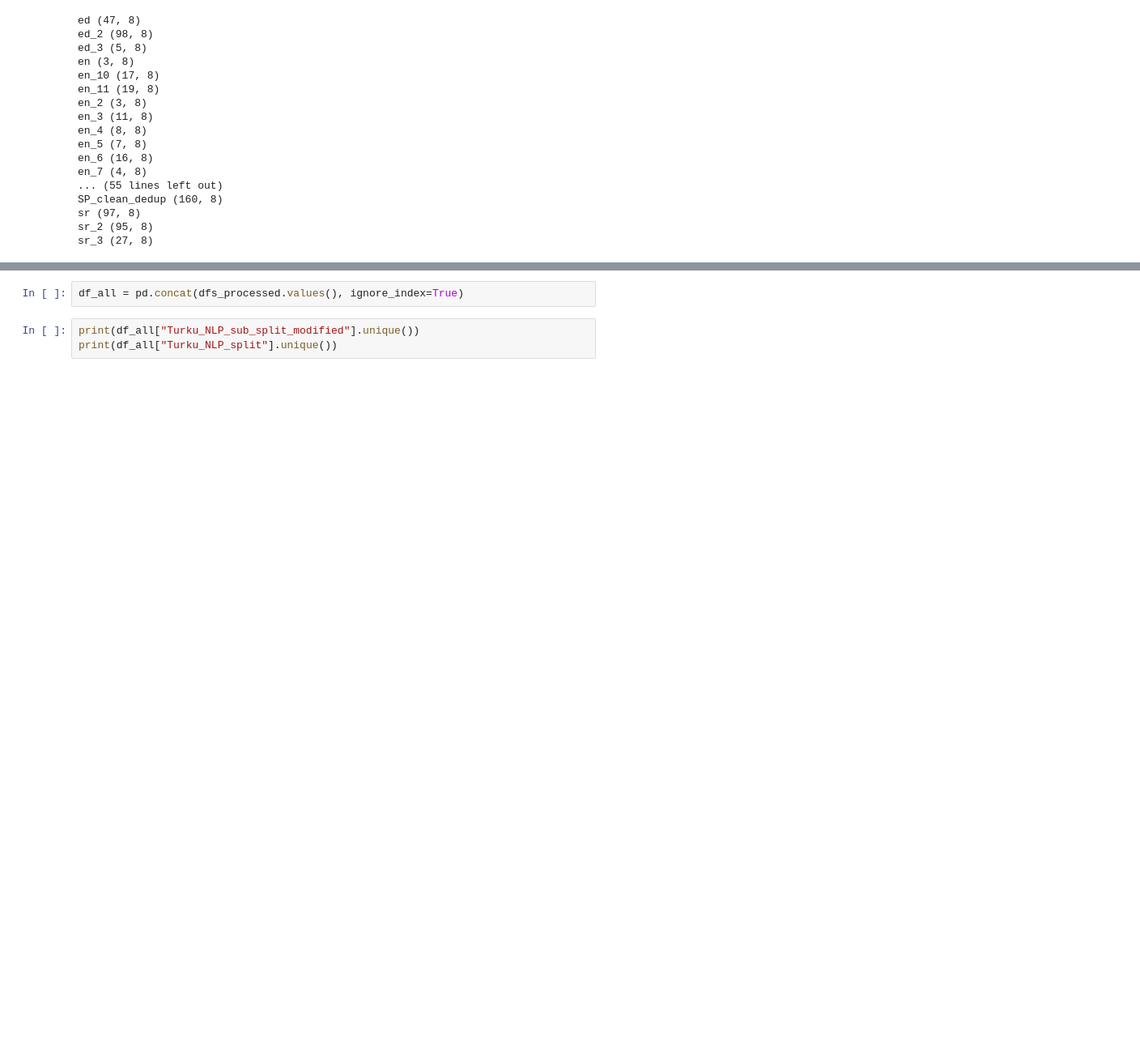
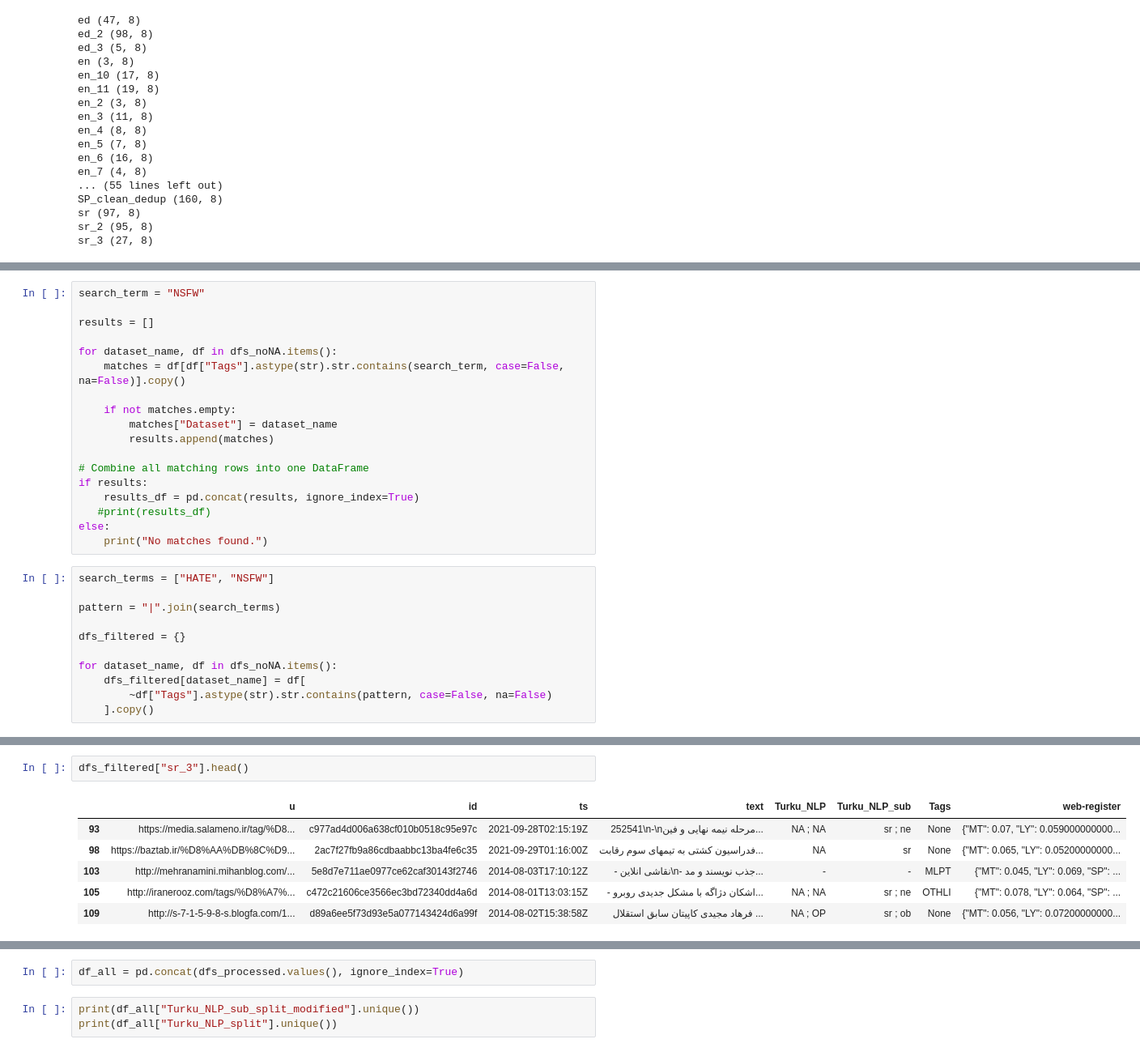
Before and after one commit to alrazz-n/persian_registers, a Jupyter notebook: 0_Datasetmaker.ipynb, the cells around one changed output, grey strips where cells are left out. Shown at 81% size. Drawn from its saved outputs; the diff is of its cells as text; blank space fills up the shorter version.

```diff
--- a/0_Datasetmaker.ipynb
+++ b/0_Datasetmaker.ipynb
@@ -58,0 +61,29 @@ sr_3 (27, 8)
+# %%
+search_term = "NSFW"
+
+results = []
+
+for dataset_name, df in dfs_noNA.items():
+    matches = df[df["Tags"].astype(str).str.contains(search_term, case=False, na=False)].copy()
+
+    if not matches.empty:
+        matches["Dataset"] = dataset_name
+        results.append(matches)
+
+# Combine all matching rows into one DataFrame
+if results:
+    results_df = pd.concat(results, ignore_index=True)
+   #print(results_df)
+else:
+    print("No matches found.")
+# %%
+search_terms = ["HATE", "NSFW"]
+
+pattern = "|".join(search_terms)
+
+dfs_filtered = {}
+
+for dataset_name, df in dfs_noNA.items():
+    dfs_filtered[dataset_name] = df[
+        ~df["Tags"].astype(str).str.contains(pattern, case=False, na=False)
+    ].copy()
@@ -58,0 +140,9 @@ sr_3 (27, 8)
+# %%
+dfs_filtered["sr_3"].head()
+# %% [output]
+|  | u | id | ts | text | Turku_NLP | Turku_NLP_sub | Tags | web-register |
+| 93 | https://media.salameno.ir/tag/%D8... | c977ad4d006a638cf010b0518c95e97c | 2021-09-28T02:15:19Z | 252541\n-\nمرحله نیمه نهایی و فین... | NA ; NA | sr ; ne | None | {"MT": 0.07, "LY": 0.059000000000... |
+| 98 | https://baztab.ir/%D8%AA%DB%8C%D9... | 2ac7f27fb9a86cdbaabbc13ba4fe6c35 | 2021-09-29T01:16:00Z | فدراسیون کشتی به تیمهای سوم رقابت... | NA | sr | None | {"MT": 0.065, "LY": 0.05200000000... |
+| 103 | http://mehranamini.mihanblog.com/... | 5e8d7e711ae0977ce62caf30143f2746 | 2014-08-03T17:10:12Z | - نقاشی انلاین\n- جذب نویسند و مد... | - | - | MLPT | {"MT": 0.045, "LY": 0.069, "SP": ... |
+| 105 | http://iranerooz.com/tags/%D8%A7%... | c472c21606ce3566ec3bd72340dd4a6d | 2014-08-01T13:03:15Z | - اشکان دژاگه با مشکل جدیدی روبرو... | NA ; NA | sr ; ne | OTHLI | {"MT": 0.078, "LY": 0.064, "SP": ... |
+| 109 | http://s-7-1-5-9-8-s.blogfa.com/1... | d89a6ee5f73d93e5a077143424d6a99f | 2014-08-02T15:38:58Z | فرهاد مجیدی کاپیتان سابق استقلال ... | NA ; OP | sr ; ob | None | {"MT": 0.056, "LY": 0.07200000000... |
```
Also changed, not shown: parts of 30 cells of this notebook, 12 other files.
